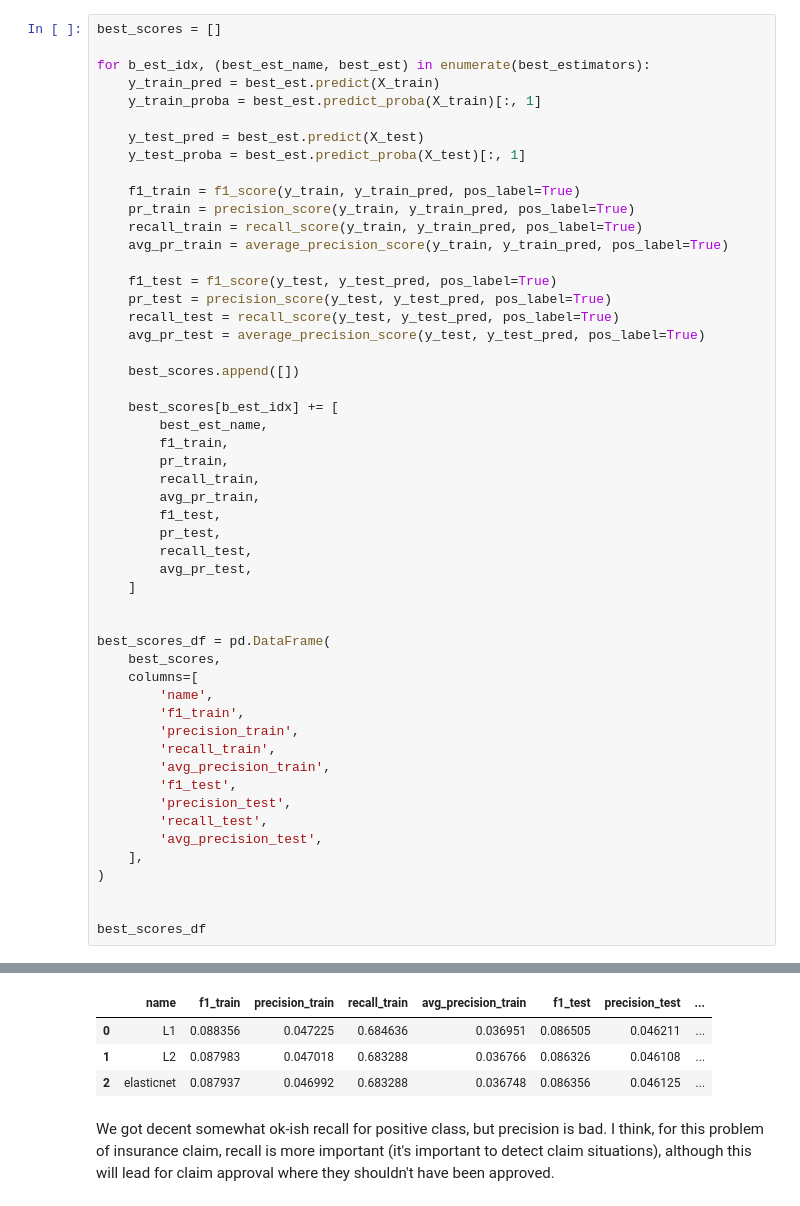
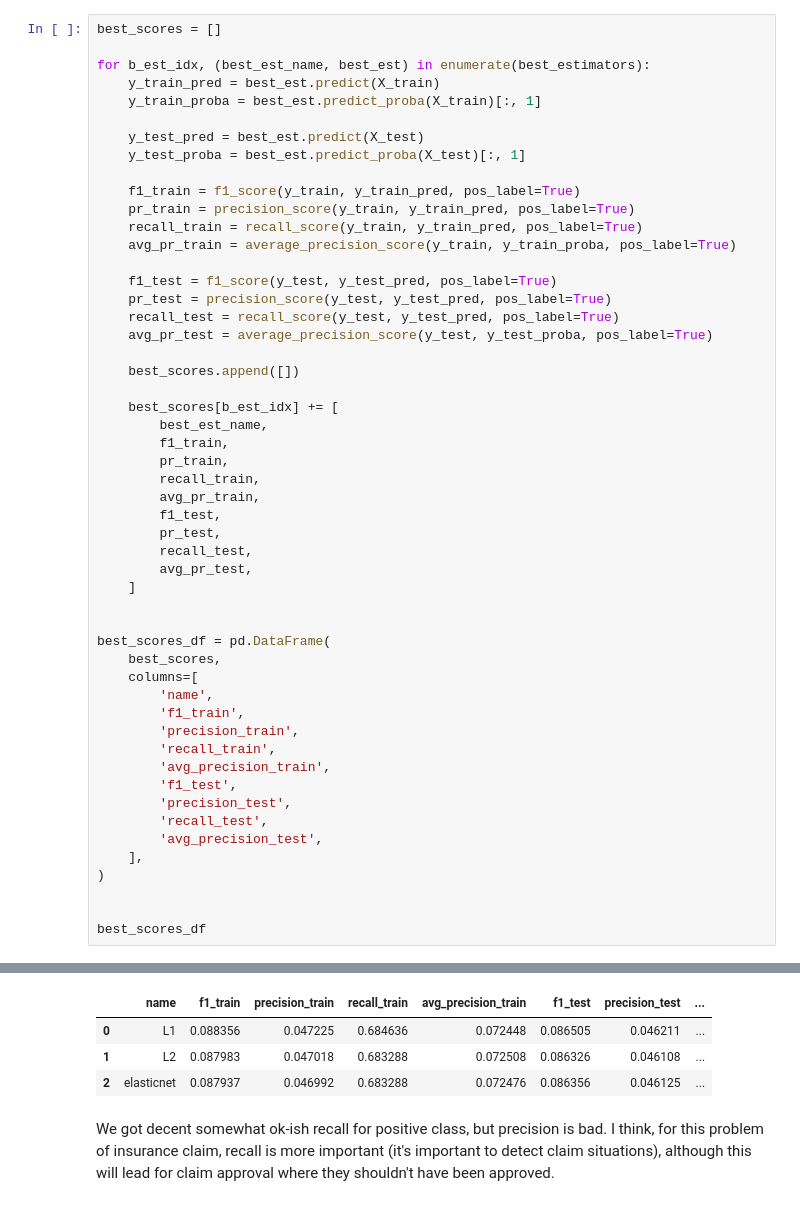
Before and after one commit to AndreiShelest/ML_travel_insurance, a Jupyter notebook: notebooks/regression.ipynb, the cells around one changed output, grey strips where cells are left out. Saved outputs shown, nothing was run; the diff lists cells and outputs as text.

```diff
--- a/notebooks/regression.ipynb
+++ b/notebooks/regression.ipynb
@@ -69,12 +68,12 @@ for b_est_idx, (best_est_name, best_est) in enumerate(best_estimators):
     f1_train = f1_score(y_train, y_train_pred, pos_label=True)
     pr_train = precision_score(y_train, y_train_pred, pos_label=True)
     recall_train = recall_score(y_train, y_train_pred, pos_label=True)
-    avg_pr_train = average_precision_score(y_train, y_train_pred, pos_label=True)
+    avg_pr_train = average_precision_score(y_train, y_train_proba, pos_label=True)
 
     f1_test = f1_score(y_test, y_test_pred, pos_label=True)
     pr_test = precision_score(y_test, y_test_pred, pos_label=True)
     recall_test = recall_score(y_test, y_test_pred, pos_label=True)
-    avg_pr_test = average_precision_score(y_test, y_test_pred, pos_label=True)
+    avg_pr_test = average_precision_score(y_test, y_test_proba, pos_label=True)
 
     best_scores.append([])
 
@@ -84,35 +83,35 @@ for b_est_idx, (best_est_name, best_est) in enumerate(best_estimators):
         pr_train,
         recall_train,
         avg_pr_train,
         f1_test,
         pr_test,
         recall_test,
         avg_pr_test,
     ]
 
 
 best_scores_df = pd.DataFrame(
     best_scores,
     columns=[
         'name',
         'f1_train',
         'precision_train',
         'recall_train',
         'avg_precision_train',
         'f1_test',
         'precision_test',
         'recall_test',
         'avg_precision_test',
     ],
 )
 
 
 best_scores_df
 # %% [output]
 [interactive output not drawn]
 |  | name | f1_train | precision_train | recall_train | avg_precision_train | f1_test | precision_test | ... |
-| 0 | L1 | 0.088356 | 0.047225 | 0.684636 | 0.036951 | 0.086505 | 0.046211 | ... |
-| 1 | L2 | 0.087983 | 0.047018 | 0.683288 | 0.036766 | 0.086326 | 0.046108 | ... |
-| 2 | elasticnet | 0.087937 | 0.046992 | 0.683288 | 0.036748 | 0.086356 | 0.046125 | ... |
+| 0 | L1 | 0.088356 | 0.047225 | 0.684636 | 0.072448 | 0.086505 | 0.046211 | ... |
+| 1 | L2 | 0.087983 | 0.047018 | 0.683288 | 0.072508 | 0.086326 | 0.046108 | ... |
+| 2 | elasticnet | 0.087937 | 0.046992 | 0.683288 | 0.072476 | 0.086356 | 0.046125 | ... |
 # %% [markdown]
 We got decent somewhat ok-ish recall for positive class, but precision is bad. I think, for this problem of insurance claim, recall is more important (it's important to detect claim situations), although this will lead for claim approval where they shouldn't have been approved.
```
Also changed, not shown: parts of 8 cells of this notebook, 4 other files.
